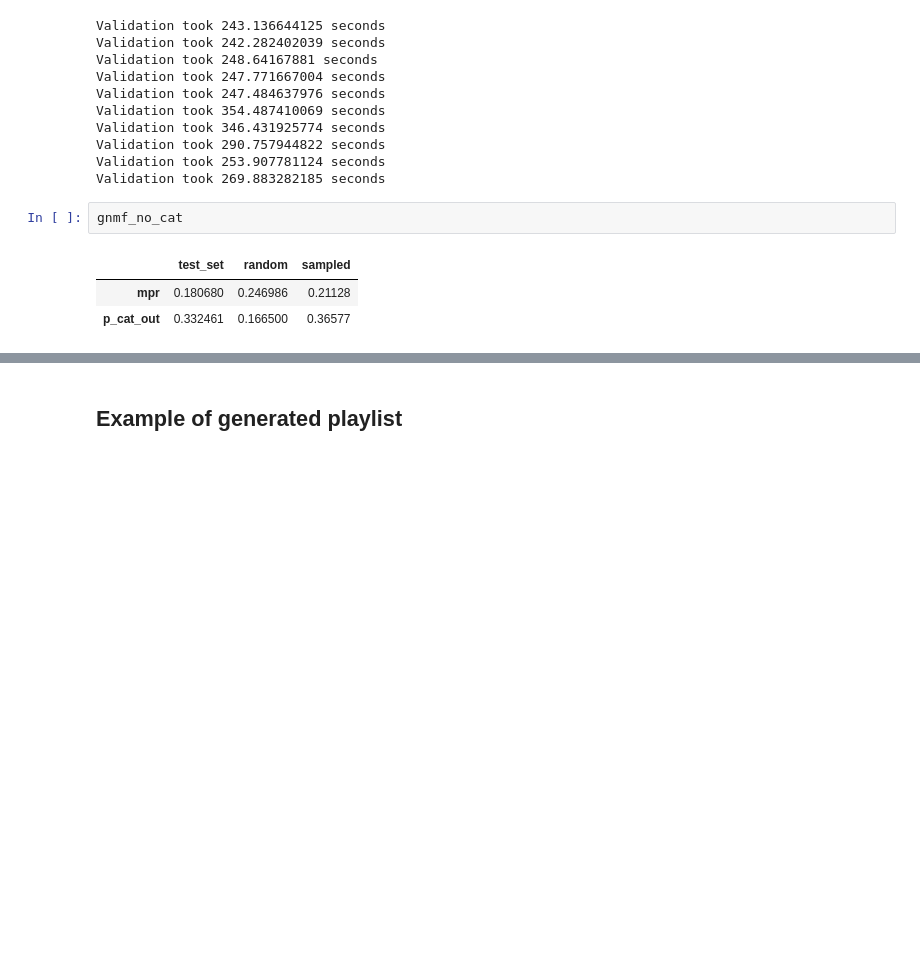
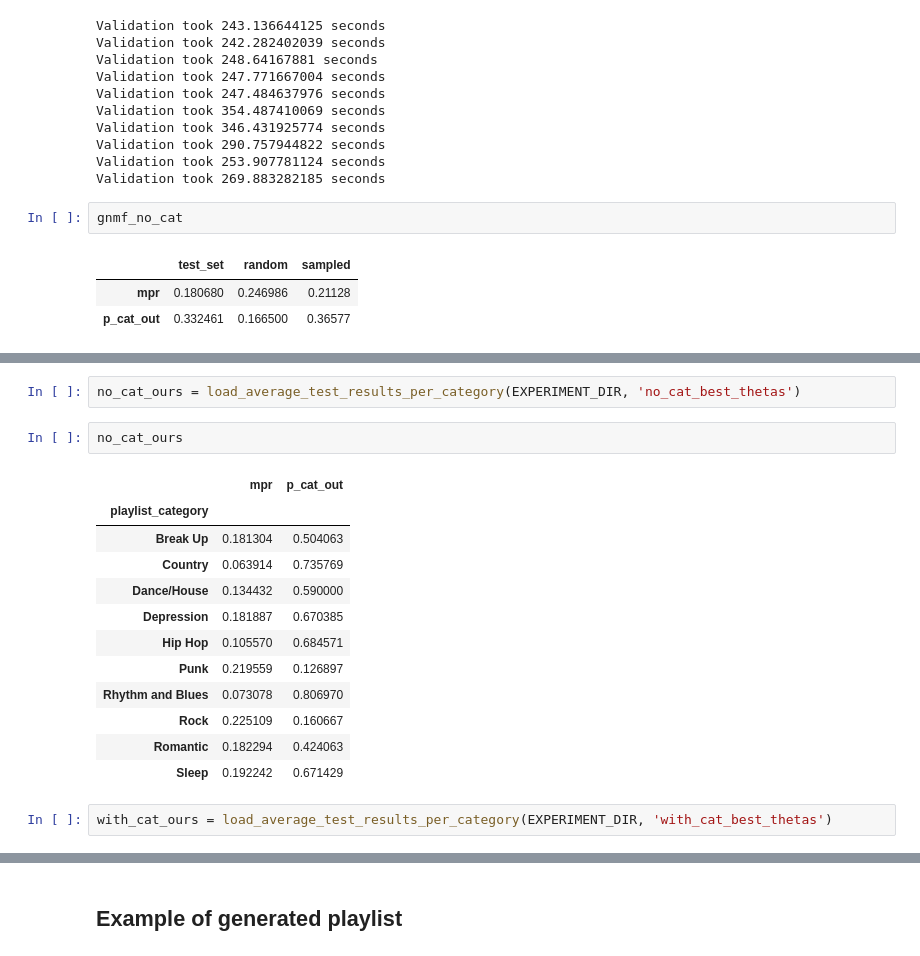
Before and after one commit to kikohs/recog, a Jupyter notebook: notebook/Rec sys.ipynb, the cells around one changed output, grey strips where cells are left out. Saved outputs shown, nothing was run; the diff lists cells and outputs as text; blank space fills up the shorter version.

```diff
--- a/notebook/Rec sys.ipynb
+++ b/notebook/Rec sys.ipynb
@@ -1137,0 +916,19 @@ u'/Users/kikohs/local/aotmv2/dump_medium/experiment1'
+# %%
+no_cat_ours = load_average_test_results_per_category(EXPERIMENT_DIR, 'no_cat_best_thetas')
+# %%
+no_cat_ours
+# %% [output]
+|  | mpr | p_cat_out |
+| playlist_category |  |  |
+| Break Up | 0.181304 | 0.504063 |
+| Country | 0.063914 | 0.735769 |
+| Dance/House | 0.134432 | 0.590000 |
+| Depression | 0.181887 | 0.670385 |
+| Hip Hop | 0.105570 | 0.684571 |
+| Punk | 0.219559 | 0.126897 |
+| Rhythm and Blues | 0.073078 | 0.806970 |
+| Rock | 0.225109 | 0.160667 |
+| Romantic | 0.182294 | 0.424063 |
+| Sleep | 0.192242 | 0.671429 |
+# %%
+with_cat_ours = load_average_test_results_per_category(EXPERIMENT_DIR, 'with_cat_best_thetas')
```
Also changed, not shown: parts of 90 cells of this notebook.
